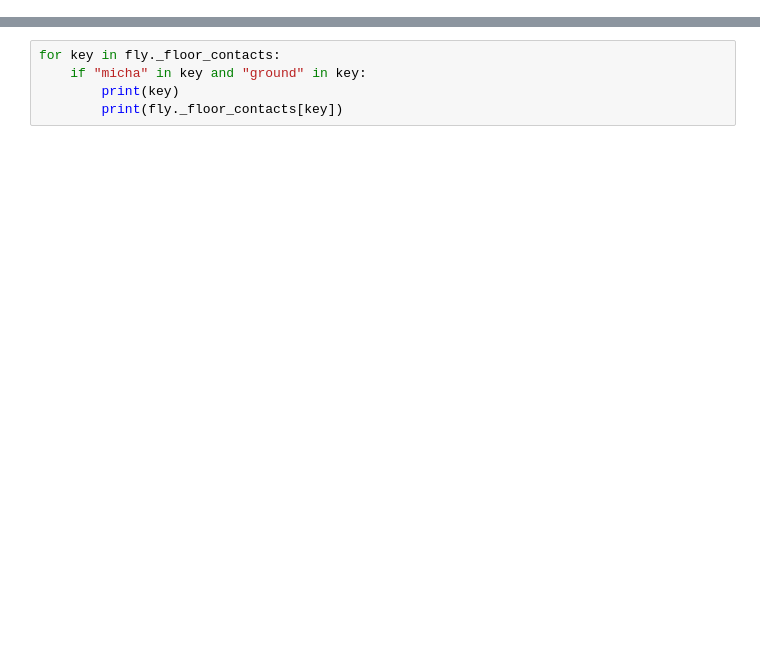
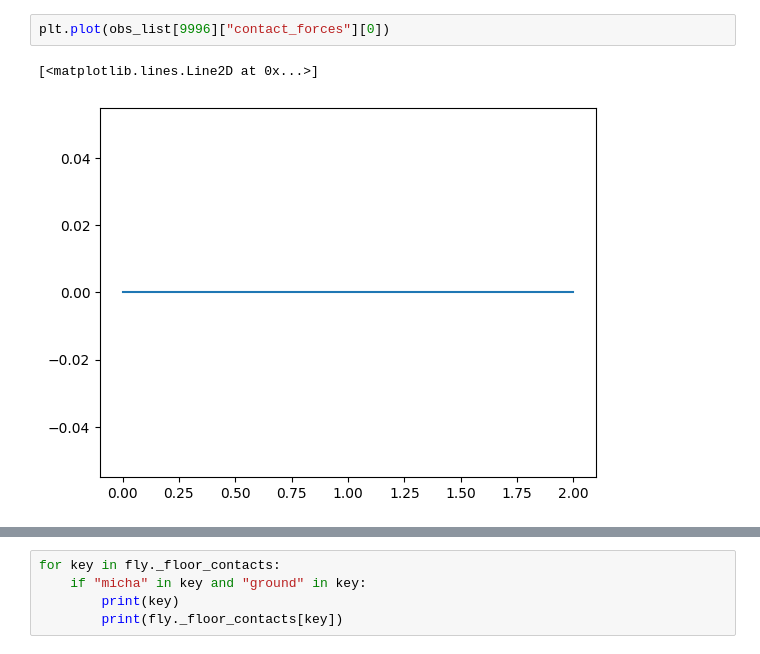
Before and after one commit to danielmaleh/CoBAR_grp7, a Jupyter notebook: main_daniel.ipynb, the cells around one changed output, grey strips where cells are left out. Drawn from its saved outputs; the diff is of its cells as text; blank space fills up the shorter version.

```diff
--- a/main_daniel.ipynb
+++ b/main_daniel.ipynb
@@ -171,0 +279,5 @@ cam.save_video(save_dir / "cpg_controller.mp4", 0)
+# %%
+plt.plot(obs_list[9996]["contact_forces"][0])
+# %% [output]
+[<matplotlib.lines.Line2D at 0x...>]
+[figure, added]
```
Also changed, not shown: parts of 27 cells of this notebook, 13 other files.
